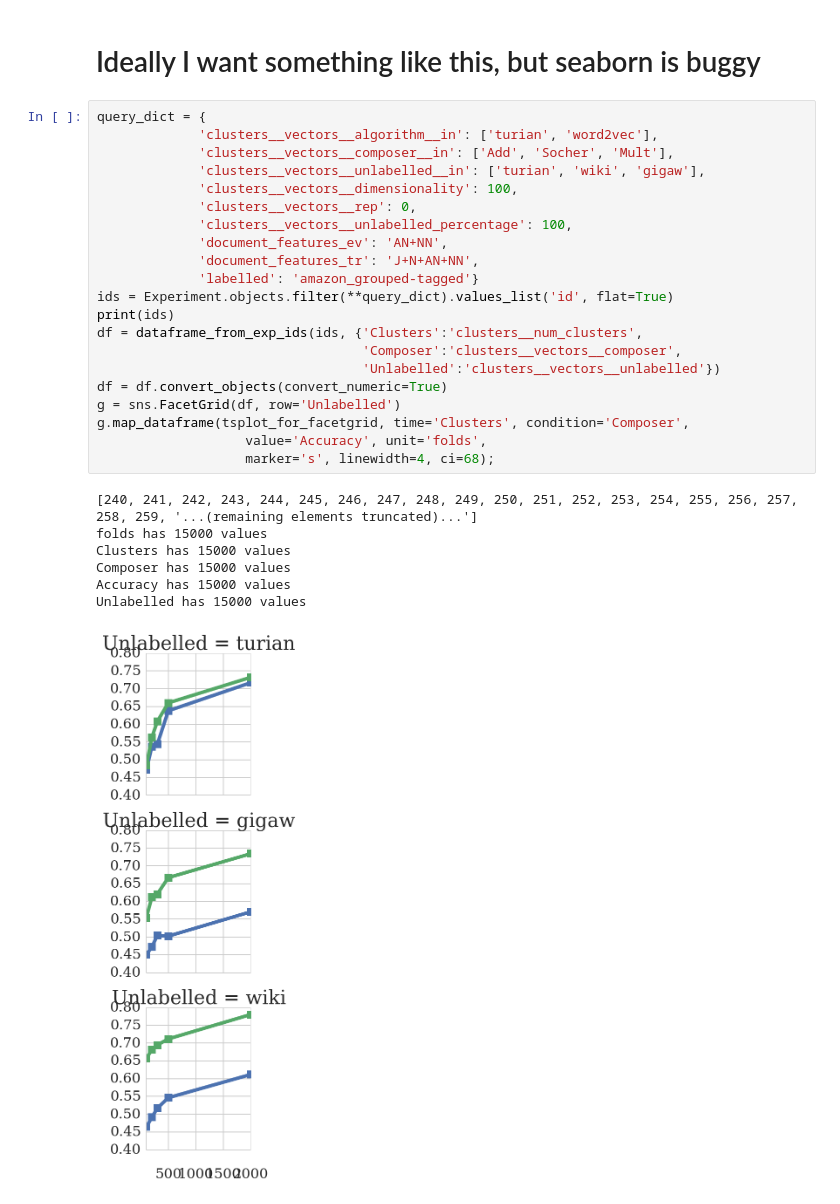
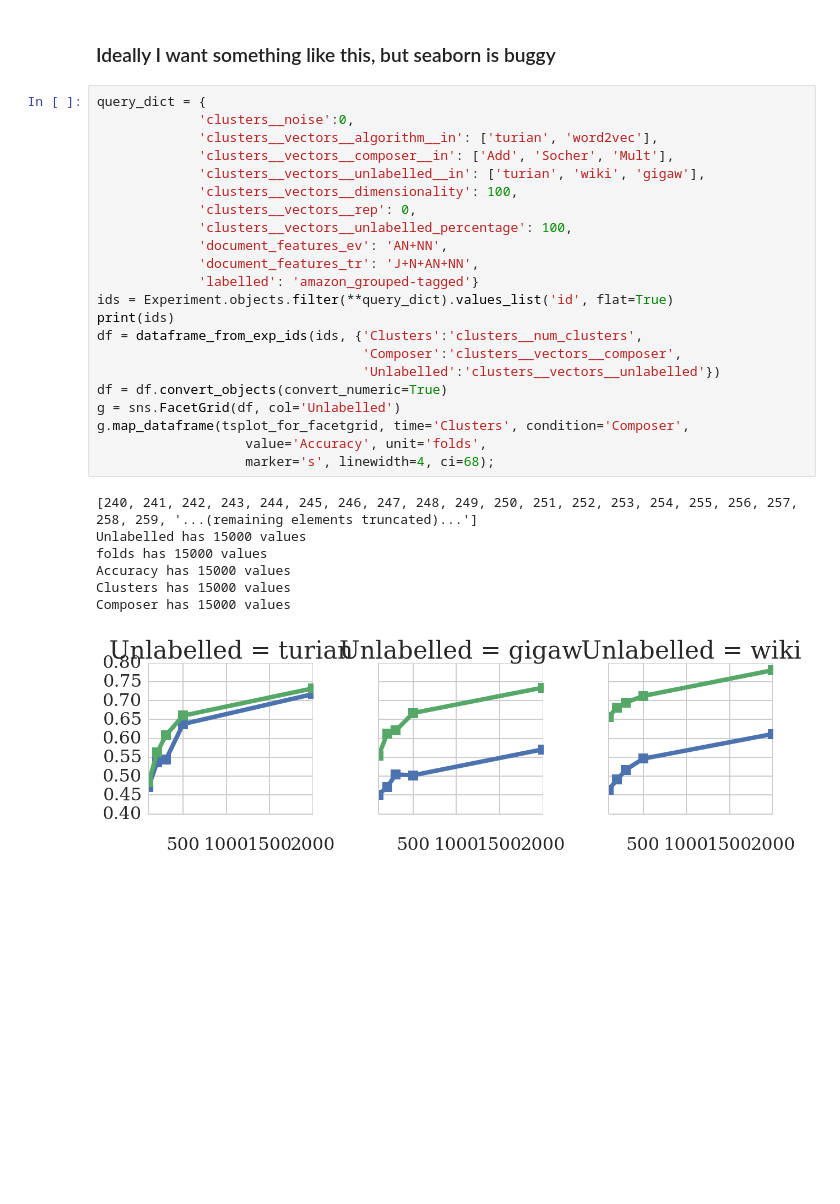
Before and after one commit to mbatchkarov/ExpLosion, a Jupyter notebook: notebooks/clustered_vectors_results.ipynb, the cells around one changed output. Drawn from its saved outputs; the diff is of its cells as text; blank space fills up the shorter version.

```diff
--- a/notebooks/clustered_vectors_results.ipynb
+++ b/notebooks/clustered_vectors_results.ipynb
@@ -159,32 +122,33 @@ Percent has 5500 values
 [figure]
 # %% [markdown]
-# Ideally I want something like this, but seaborn is buggy
+### Ideally I want something like this, but seaborn is buggy
 # %%
 query_dict = {
+             'clusters__noise':0,
              'clusters__vectors__algorithm__in': ['turian', 'word2vec'],
              'clusters__vectors__composer__in': ['Add', 'Socher', 'Mult'],
              'clusters__vectors__unlabelled__in': ['turian', 'wiki', 'gigaw'],
              'clusters__vectors__dimensionality': 100,
              'clusters__vectors__rep': 0,
              'clusters__vectors__unlabelled_percentage': 100,
              'document_features_ev': 'AN+NN',
              'document_features_tr': 'J+N+AN+NN',
              'labelled': 'amazon_grouped-tagged'}
 ids = Experiment.objects.filter(**query_dict).values_list('id', flat=True)
 print(ids)
 df = dataframe_from_exp_ids(ids, {'Clusters':'clusters__num_clusters',
                                   'Composer':'clusters__vectors__composer',
                                   'Unlabelled':'clusters__vectors__unlabelled'})
 df = df.convert_objects(convert_numeric=True)
-g = sns.FacetGrid(df, row='Unlabelled')
+g = sns.FacetGrid(df, col='Unlabelled')
 g.map_dataframe(tsplot_for_facetgrid, time='Clusters', condition='Composer',
                    value='Accuracy', unit='folds',
                    marker='s', linewidth=4, ci=68);
 # %% [output]
 [240, 241, 242, 243, 244, 245, 246, 247, 248, 249, 250, 251, 252, 253, 254, 255, 256, 257, 258, 259, '...(remaining elements truncated)...']
+Unlabelled has 15000 values
 folds has 15000 values
+Accuracy has 15000 values
 Clusters has 15000 values
 Composer has 15000 values
-Accuracy has 15000 values
-Unlabelled has 15000 values
-[figure, old version]
+[figure, new version]
```
Also changed, not shown: parts of 14 cells of this notebook, 4 other files.
